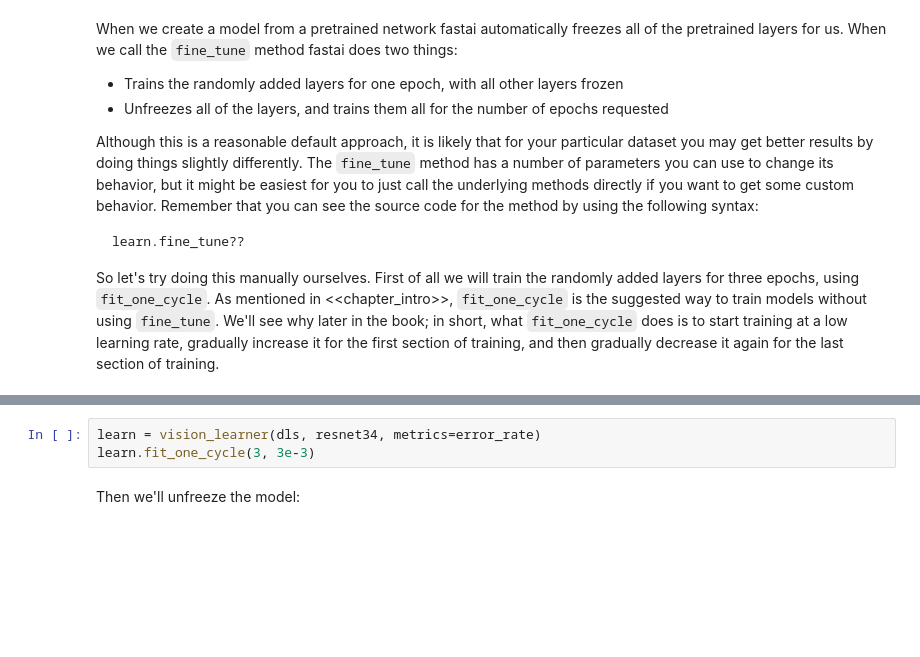
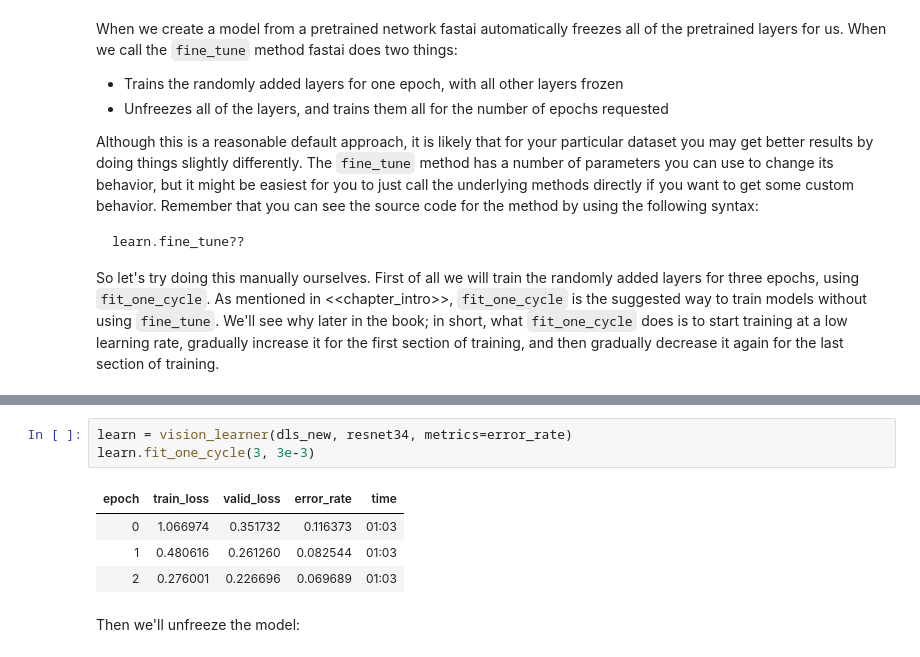
Before and after one commit to tdekelver-bd/Intro-to-DL-BD-2023, a Jupyter notebook: intro-dl-day1-3-going-deeper-pet-breeds.ipynb, the cells around one changed output, grey strips where cells are left out. Saved outputs shown, nothing was run; the diff lists cells and outputs as text; blank space fills up the shorter version.

```diff
--- a/intro-dl-day1-3-going-deeper-pet-breeds.ipynb
+++ b/intro-dl-day1-3-going-deeper-pet-breeds.ipynb
@@ -600,6 +691,11 @@ learn.fine_tune??
 # %%
-learn = vision_learner(dls, resnet34, metrics=error_rate)
+learn = vision_learner(dls_new, resnet34, metrics=error_rate)
 learn.fit_one_cycle(3, 3e-3)
+# %% [output]
+| epoch | train_loss | valid_loss | error_rate | time |
+| 0 | 1.066974 | 0.351732 | 0.116373 | 01:03 |
+| 1 | 0.480616 | 0.261260 | 0.082544 | 01:03 |
+| 2 | 0.276001 | 0.226696 | 0.069689 | 01:03 |
 # %% [markdown]
 Then we'll unfreeze the model:
 # %%
```
Also changed, not shown: parts of 65 cells of this notebook.
